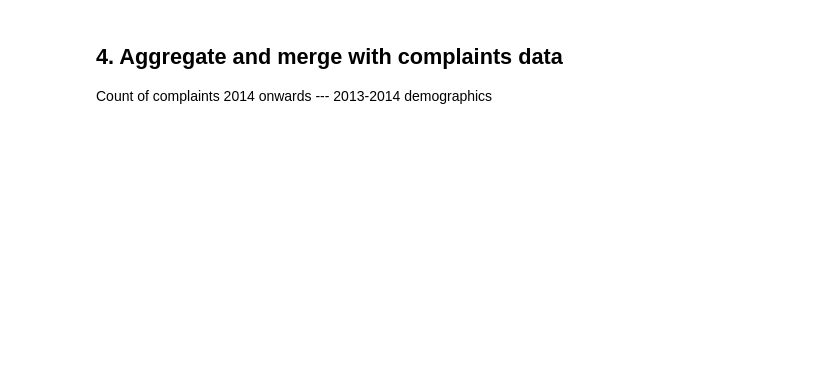
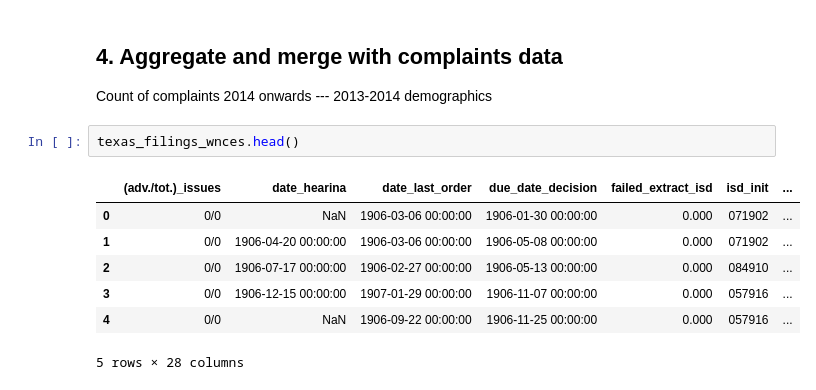
Before and after one commit to rebeccajohnson88/rights_towhat_chapter, a Jupyter notebook: code/texas_filings/01_merge_withdem_tx.ipynb, the cells around one changed output. Saved outputs shown, nothing was run; the diff lists cells and outputs as text; blank space fills up the shorter version.

```diff
--- a/code/texas_filings/01_merge_withdem_tx.ipynb
+++ b/code/texas_filings/01_merge_withdem_tx.ipynb
@@ -877,3 +542,13 @@ crdc_rates_tomerge  = pd.concat(dfs_crdc, axis=1).reset_index().rename(columns =
 ## 4. Aggregate and merge with complaints data
 
 Count of complaints 2014 onwards --- 2013-2014 demographics
+# %%
+texas_filings_wnces.head()
+# %% [output]
+|  | (adv./tot.)_issues | date_hearina | date_last_order | due_date_decision | failed_extract_isd | isd_init | ... |
+| 0 | 0/0 | NaN | 1906-03-06 00:00:00 | 1906-01-30 00:00:00 | 0.000 | 071902 | ... |
+| 1 | 0/0 | 1906-04-20 00:00:00 | 1906-03-06 00:00:00 | 1906-05-08 00:00:00 | 0.000 | 071902 | ... |
+| 2 | 0/0 | 1906-07-17 00:00:00 | 1906-02-27 00:00:00 | 1906-05-13 00:00:00 | 0.000 | 084910 | ... |
+| 3 | 0/0 | 1906-12-15 00:00:00 | 1907-01-29 00:00:00 | 1906-11-07 00:00:00 | 0.000 | 057916 | ... |
+| 4 | 0/0 | NaN | 1906-09-22 00:00:00 | 1906-11-25 00:00:00 | 0.000 | 057916 | ... |
+5 rows × 28 columns
```
Also changed, not shown: parts of 68 cells of this notebook.
